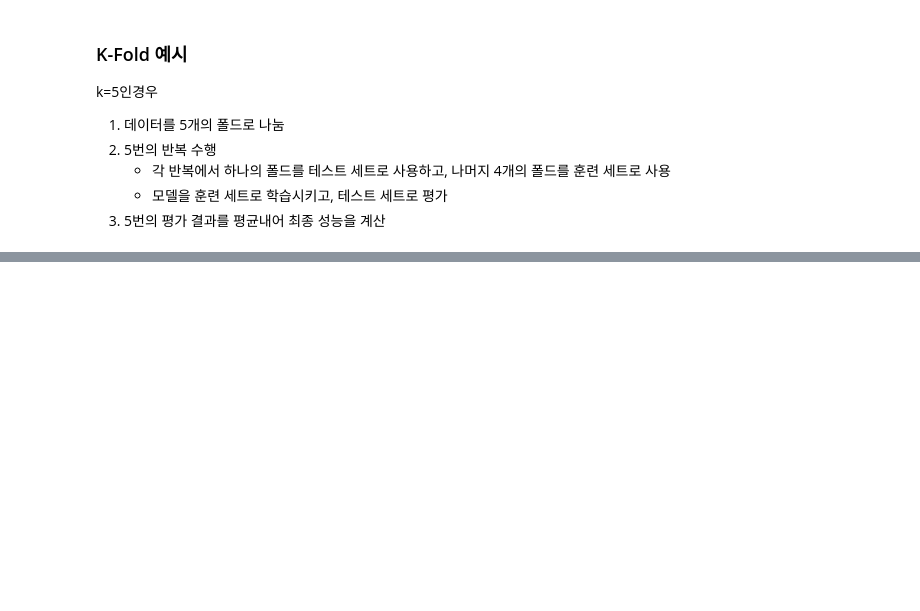
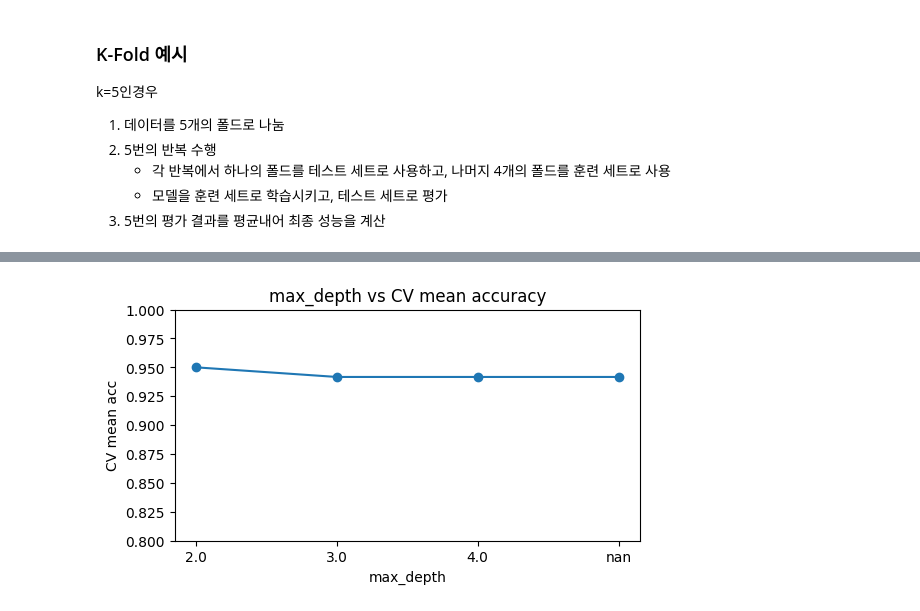
Before and after one commit to leegolem/study-notes, a Jupyter notebook: study-data_analyzer/machine-learning/chapter 2. 모델 선택.ipynb, the cells around one changed output, grey strips where cells are left out. Cells and saved outputs as stored; diff of their text form; code cells hidden in the pictures; blank space fills up the shorter version.

```diff
--- a/study-data_analyzer/machine-learning/chapter 2. 모델 선택.ipynb
+++ b/study-data_analyzer/machine-learning/chapter 2. 모델 선택.ipynb
@@ -88,0 +210,15 @@ k=5인경우
+# %%
+from sklearn.model_selection import cross_val_score
+
+# DecisionTree에 5-Fold 교차검증 적용
+dt = DecisionTreeClassifier(random_state=18)
+scores = cross_val_score(dt,
+                         X_train,
+                         y_train,
+                         cv=5,
+                         scoring="accuracy")
+
+
+print(f"각 Fold 정확도: {scores.round(3)}")
+print(f"평균 정확도:    {scores.mean():.3f} ± {scores.std():.3f}")
+print()
@@ -108,0 +272,17 @@ max_depth가 너무 작으면 과소적합(패턴을 못 배움)
+# %%
+# depth 후보 리스트 정의 (None = 트리가 끝까지 자람)
+depth_candidates = [2, 3, 4, None]
+rows = []
+
+for d in depth_candidates:
+    scores = cross_val_score(
+        DecisionTreeClassifier(max_depth=d, random_state=18 # 깊이를 제한한 결정트리 모델
+),
+        X_train, y_train, cv=5, scoring="accuracy"
+    )
+    rows.append((d, scores.mean(), scores.std()))
+
+df_depth = pd.DataFrame(rows, columns=["max_depth", "cv_mean_acc", "cv_std"]) \
+    .sort_values("cv_mean_acc", ascending=False) \
+    .reset_index(drop=True)
+df_depth
@@ -108,0 +295,14 @@ max_depth가 너무 작으면 과소적합(패턴을 못 배움)
+# %%
+# 깊이 vs 성능 시각화
+import matplotlib.pyplot as plt
+
+plt.figure(figsize=(6, 3))
+x = [str(d) for d in df_depth["max_depth"]]
+plt.plot(x, df_depth["cv_mean_acc"], marker="o")
+plt.ylim(0.8, 1)
+plt.title("max_depth vs CV mean accuracy")
+plt.xlabel("max_depth")
+plt.ylabel("CV mean acc")
+plt.show()
+# %% [output]
+[figure, added]
```
Also changed, not shown: parts of 33 cells of this notebook.
